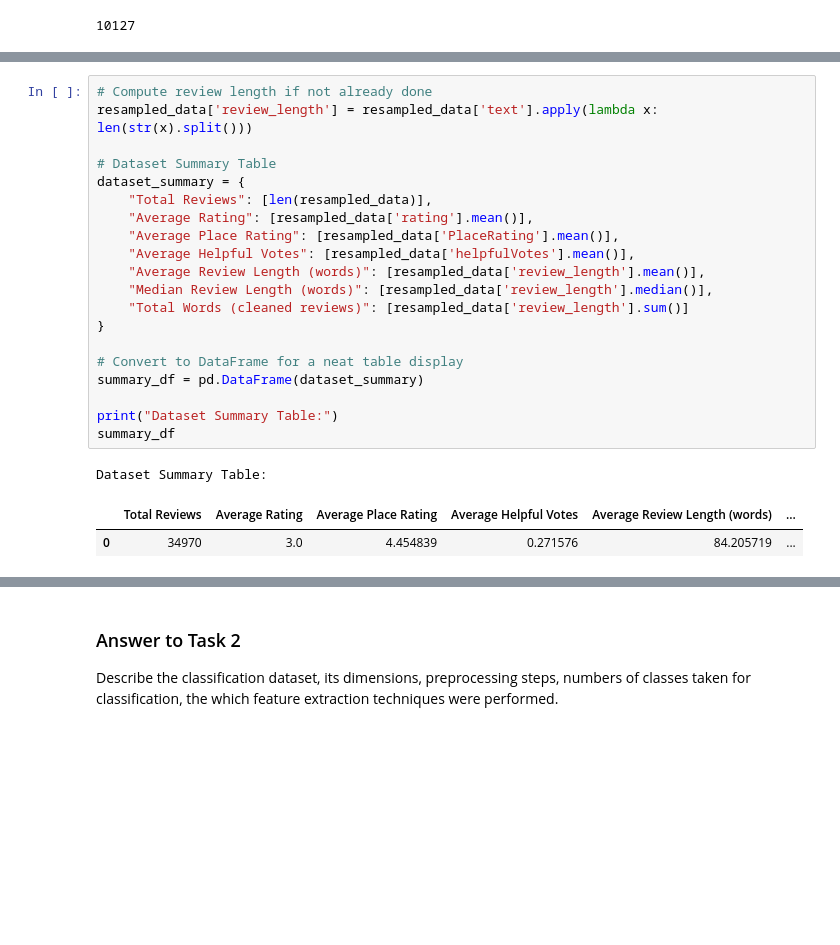
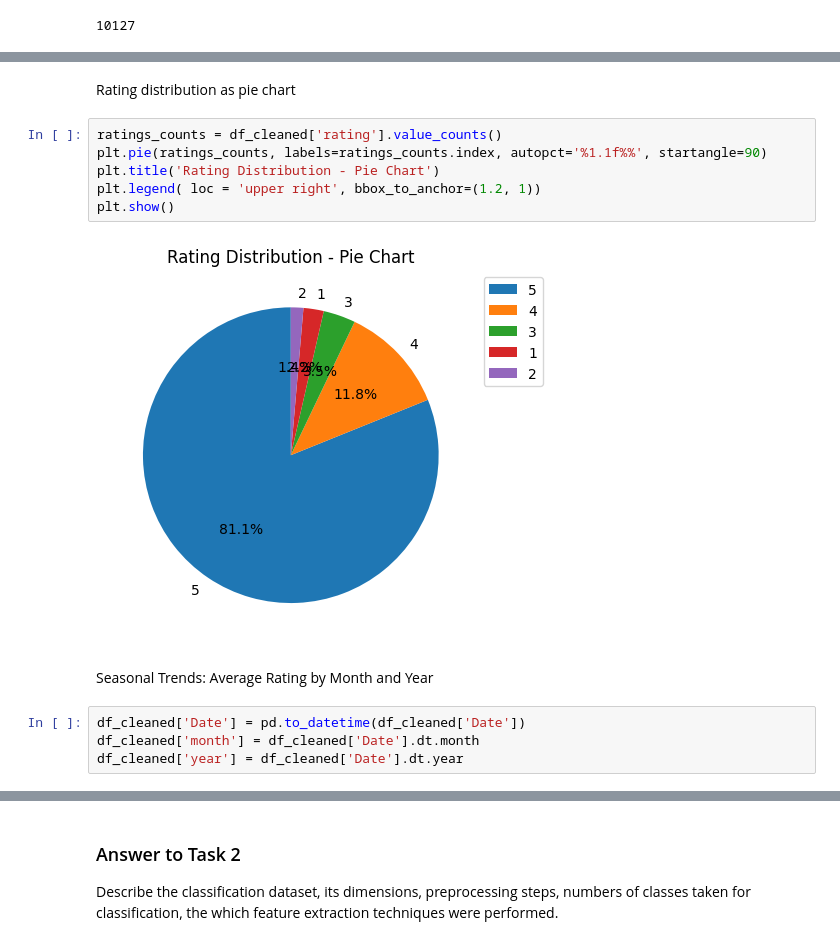
Before and after one commit to j-ranasinghe/nlp_cw, a Jupyter notebook: Solution_GroupH.ipynb, the cells around one changed output, grey strips where cells are left out. Saved outputs shown, nothing was run; the diff lists cells and outputs as text; blank space fills up the shorter version.

```diff
--- a/Solution_GroupH.ipynb
+++ b/Solution_GroupH.ipynb
@@ -387,24 +402,16 @@ Top 10 Most Common Words (Excluding Stop Words):
-# %%
-# Compute review length if not already done
-resampled_data['review_length'] = resampled_data['text'].apply(lambda x: len(str(x).split()))
-
-# Dataset Summary Table
-dataset_summary = {
-    "Total Reviews": [len(resampled_data)],
-    "Average Rating": [resampled_data['rating'].mean()],
-    "Average Place Rating": [resampled_data['PlaceRating'].mean()],
-    "Average Helpful Votes": [resampled_data['helpfulVotes'].mean()],
-    "Average Review Length (words)": [resampled_data['review_length'].mean()],
-    "Median Review Length (words)": [resampled_data['review_length'].median()],
-    "Total Words (cleaned reviews)": [resampled_data['review_length'].sum()]
-}
-
-# Convert to DataFrame for a neat table display
-summary_df = pd.DataFrame(dataset_summary)
-
-print("Dataset Summary Table:")
-summary_df
-# %% [output]
-Dataset Summary Table:
-|  | Total Reviews | Average Rating | Average Place Rating | Average Helpful Votes | Average Review Length (words) | ... |
-| 0 | 34970 | 3.0 | 4.454839 | 0.271576 | 84.205719 | ... |
+# %% [markdown]
+Rating distribution as pie chart
+# %%
+ratings_counts = df_cleaned['rating'].value_counts()
+plt.pie(ratings_counts, labels=ratings_counts.index, autopct='%1.1f%%', startangle=90)
+plt.title('Rating Distribution - Pie Chart')
+plt.legend( loc = 'upper right', bbox_to_anchor=(1.2, 1))
+plt.show()
+# %% [output]
+[figure, added]
+# %% [markdown]
+Seasonal Trends: Average Rating by Month and Year
+# %%
+df_cleaned['Date'] = pd.to_datetime(df_cleaned['Date'])
+df_cleaned['month'] = df_cleaned['Date'].dt.month
+df_cleaned['year'] = df_cleaned['Date'].dt.year
```
Also changed, not shown: parts of 107 cells of this notebook.
